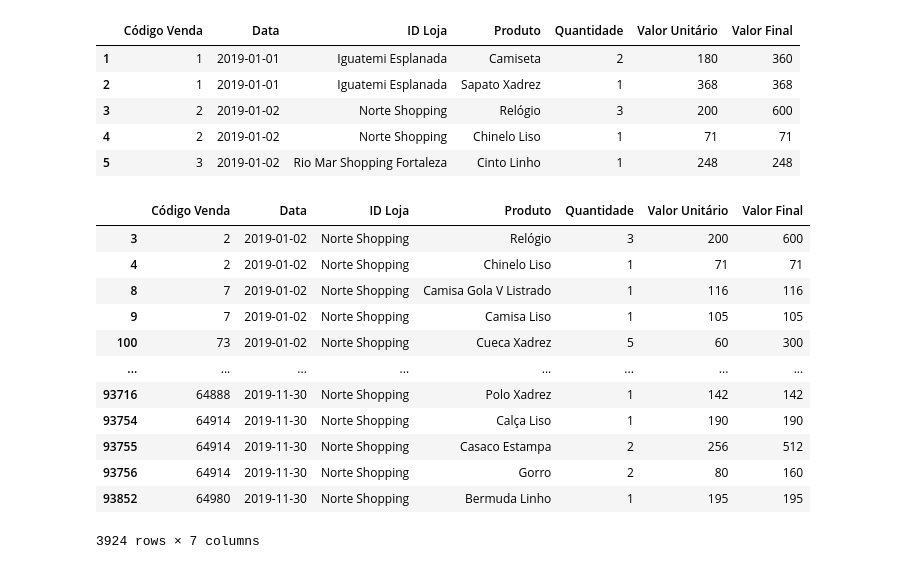
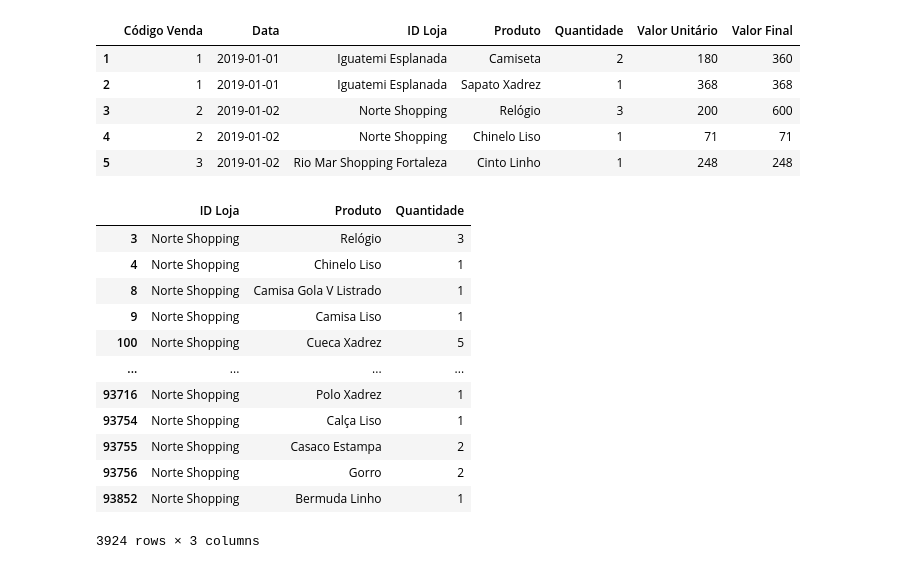
Before and after one commit to Gustavocaris/Data_Science, a Jupyter notebook: 003_Pandas/Pandas_uso.ipynb, the cells around one changed output. Drawn from its saved outputs; the diff is of its cells as text; code cells hidden in the pictures.

```diff
--- a/003_Pandas/Pandas_uso.ipynb
+++ b/003_Pandas/Pandas_uso.ipynb
@@ -110,22 +110,22 @@ display(Vendas_df.loc[1:5]) # pegando da linha 1 até a linha 5
 | 4 | 2 | 2019-01-02 | Norte Shopping | Chinelo Liso | 1 | 71 | 71 |
 | 5 | 3 | 2019-01-02 | Rio Mar Shopping Fortaleza | Cinto Linho | 1 | 248 | 248 |
 # %%
-Vendas_NorteShopping_df = Vendas_df.loc[Vendas_df['ID Loja'] == 'Norte Shopping']
+Vendas_NorteShopping_df = Vendas_df.loc[Vendas_df['ID Loja'] == 'Norte Shopping', ["ID Loja", "Produto", "Quantidade"]]
 display(Vendas_NorteShopping_df)
 
 # eu quero localizar as vendas no shopping norte onde são as vendas que eu quero localizar aonde na
 # coluna ID Loja é igual a norte shopping
 # %% [output]
-|  | Código Venda | Data | ID Loja | Produto | Quantidade | Valor Unitário | Valor Final |
-| 3 | 2 | 2019-01-02 | Norte Shopping | Relógio | 3 | 200 | 600 |
-| 4 | 2 | 2019-01-02 | Norte Shopping | Chinelo Liso | 1 | 71 | 71 |
-| 8 | 7 | 2019-01-02 | Norte Shopping | Camisa Gola V Listrado | 1 | 116 | 116 |
-| 9 | 7 | 2019-01-02 | Norte Shopping | Camisa Liso | 1 | 105 | 105 |
-| 100 | 73 | 2019-01-02 | Norte Shopping | Cueca Xadrez | 5 | 60 | 300 |
-| ... | ... | ... | ... | ... | ... | ... | ... |
-| 93716 | 64888 | 2019-11-30 | Norte Shopping | Polo Xadrez | 1 | 142 | 142 |
-| 93754 | 64914 | 2019-11-30 | Norte Shopping | Calça Liso | 1 | 190 | 190 |
-| 93755 | 64914 | 2019-11-30 | Norte Shopping | Casaco Estampa | 2 | 256 | 512 |
-| 93756 | 64914 | 2019-11-30 | Norte Shopping | Gorro | 2 | 80 | 160 |
-| 93852 | 64980 | 2019-11-30 | Norte Shopping | Bermuda Linho | 1 | 195 | 195 |
+|  | ID Loja | Produto | Quantidade |
+| 3 | Norte Shopping | Relógio | 3 |
+| 4 | Norte Shopping | Chinelo Liso | 1 |
+| 8 | Norte Shopping | Camisa Gola V Listrado | 1 |
+| 9 | Norte Shopping | Camisa Liso | 1 |
+| 100 | Norte Shopping | Cueca Xadrez | 5 |
+| ... | ... | ... | ... |
+| 93716 | Norte Shopping | Polo Xadrez | 1 |
+| 93754 | Norte Shopping | Calça Liso | 1 |
+| 93755 | Norte Shopping | Casaco Estampa | 2 |
+| 93756 | Norte Shopping | Gorro | 2 |
+| 93852 | Norte Shopping | Bermuda Linho | 1 |
-3924 rows × 7 columns
+3924 rows × 3 columns
```
Also changed, not shown: parts of 2 cells of this notebook.
